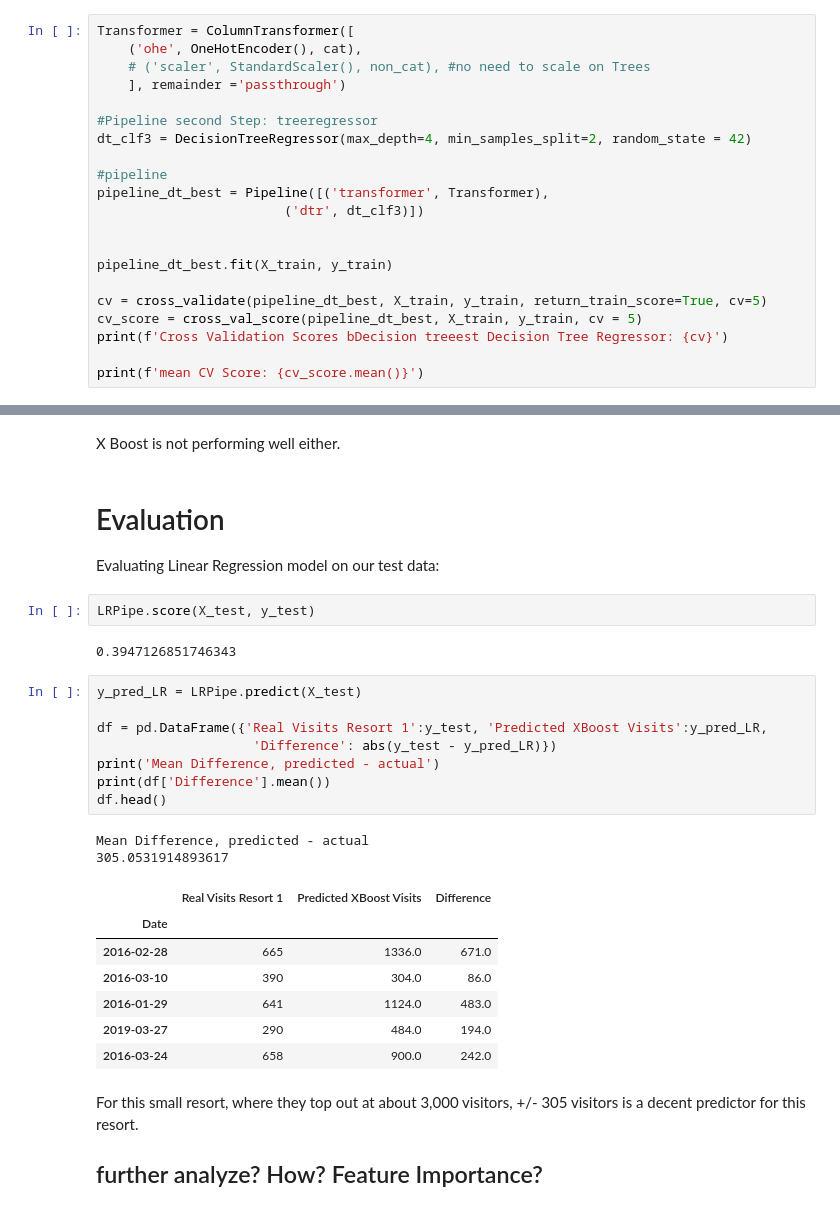
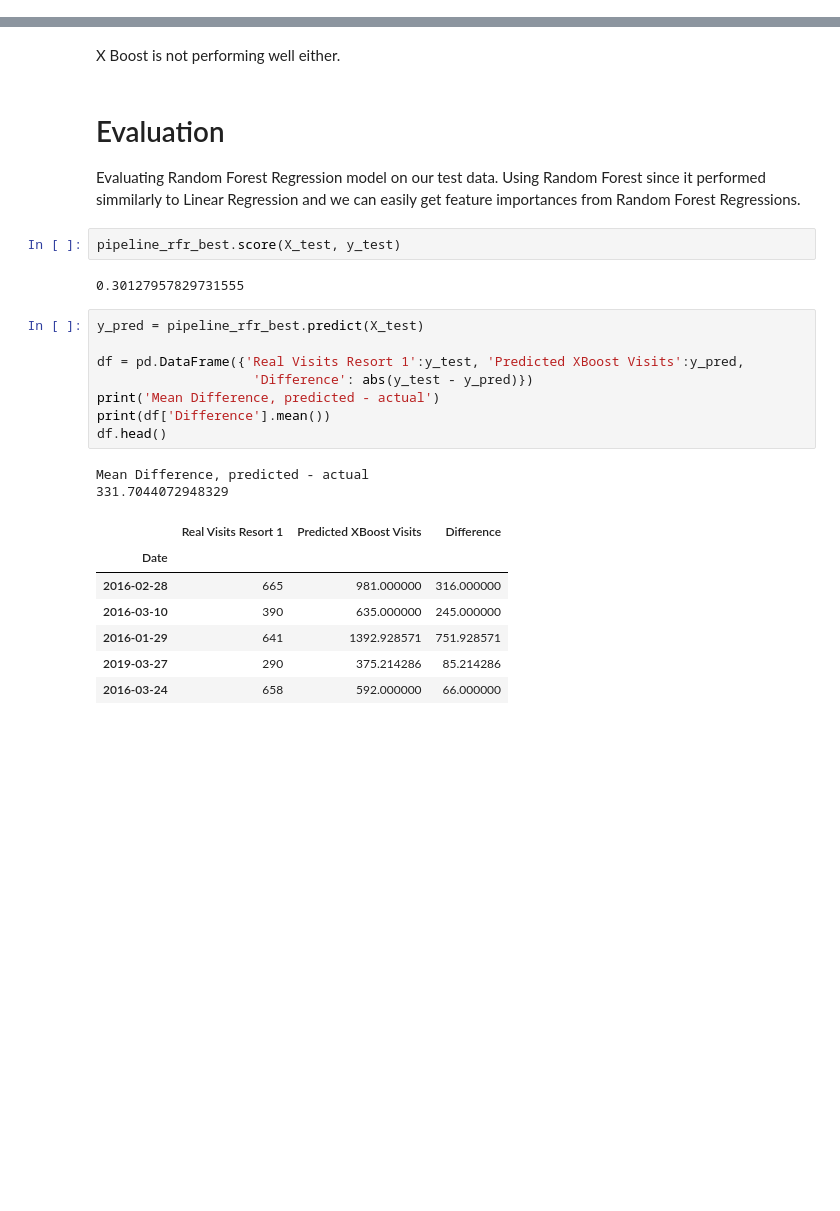
Before and after one commit to lperconti/Visitation, a Jupyter notebook: Resort_2_EDA_Modeling_notebook.ipynb, the cells around one changed output, grey strips where cells are left out. Drawn from its saved outputs; the diff is of its cells as text; blank space fills up the shorter version.

```diff
--- a/Resort_2_EDA_Modeling_notebook.ipynb
+++ b/Resort_2_EDA_Modeling_notebook.ipynb
@@ -524,21 +501,0 @@ Best Parameter Combination for Tree Regressor Found During Grid Search:
-# %%
-Transformer = ColumnTransformer([
-	('ohe', OneHotEncoder(), cat),
-	# ('scaler', StandardScaler(), non_cat), #no need to scale on Trees
-	], remainder ='passthrough')
-
-#Pipeline second Step: treeregressor
-dt_clf3 = DecisionTreeRegressor(max_depth=4, min_samples_split=2, random_state = 42)
-
-#pipeline
-pipeline_dt_best = Pipeline([('transformer', Transformer),
-						('dtr', dt_clf3)])
-
-
-pipeline_dt_best.fit(X_train, y_train)
-
-cv = cross_validate(pipeline_dt_best, X_train, y_train, return_train_score=True, cv=5)
-cv_score = cross_val_score(pipeline_dt_best, X_train, y_train, cv = 5)
-print(f'Cross Validation Scores bDecision treeest Decision Tree Regressor: {cv}')
-
-print(f'mean CV Score: {cv_score.mean()}')
@@ -711,34 +663,29 @@ Cross Validation Scores X Boost: {'fit_time': array([0.33928275, 0.45907998, 0.0
 mean CV Score X Boost: 0.32199357990204097
 # %% [markdown]
 X Boost is not performing well either.
-# %% [markdown]
-# Evaluation
-
-Evaluating Linear Regression model on our test data:
+# %% [markdown]
+# Evaluation
+
+Evaluating Random Forest Regression model on our test data. Using Random Forest since it performed simmilarly to Linear Regression and we can easily get feature importances from Random Forest Regressions.
 # %%
-LRPipe.score(X_test, y_test)
+pipeline_rfr_best.score(X_test, y_test)
 # %% [output]
-0.3947126851746343
+0.30127957829731555
 # %%
-y_pred_LR = LRPipe.predict(X_test)
+y_pred = pipeline_rfr_best.predict(X_test)
 
-df = pd.DataFrame({'Real Visits Resort 1':y_test, 'Predicted XBoost Visits':y_pred_LR,
-                    'Difference': abs(y_test - y_pred_LR)})
+df = pd.DataFrame({'Real Visits Resort 1':y_test, 'Predicted XBoost Visits':y_pred,
+                    'Difference': abs(y_test - y_pred)})
 print('Mean Difference, predicted - actual')
 print(df['Difference'].mean())
 df.head()
 # %% [output]
 Mean Difference, predicted - actual
-305.0531914893617
+331.7044072948329
 |  | Real Visits Resort 1 | Predicted XBoost Visits | Difference |
 | Date |  |  |  |
-| 2016-02-28 | 665 | 1336.0 | 671.0 |
-| 2016-03-10 | 390 | 304.0 | 86.0 |
-| 2016-01-29 | 641 | 1124.0 | 483.0 |
-| 2019-03-27 | 290 | 484.0 | 194.0 |
-| 2016-03-24 | 658 | 900.0 | 242.0 |
+| 2016-02-28 | 665 | 981.000000 | 316.000000 |
+| 2016-03-10 | 390 | 635.000000 | 245.000000 |
+| 2016-01-29 | 641 | 1392.928571 | 751.928571 |
+| 2019-03-27 | 290 | 375.214286 | 85.214286 |
+| 2016-03-24 | 658 | 592.000000 | 66.000000 |
-# %% [markdown]
-For this small resort, where they top out at about 3,000 visitors, +/- 305 visitors is a decent predictor for this resort.
-
-
-## further analyze? How? Feature Importance?
```
Also changed, not shown: parts of 19 cells of this notebook, 5 other files.
